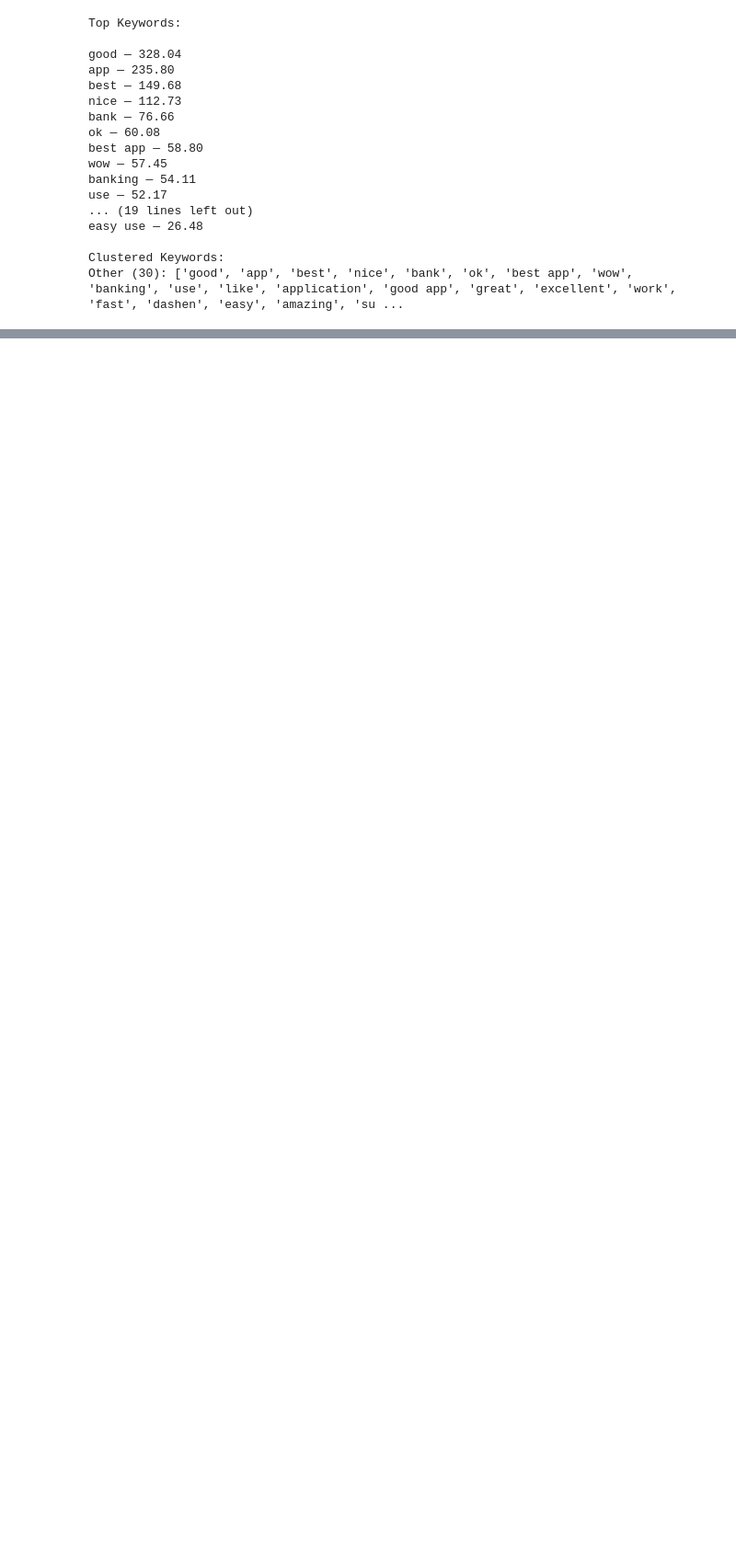
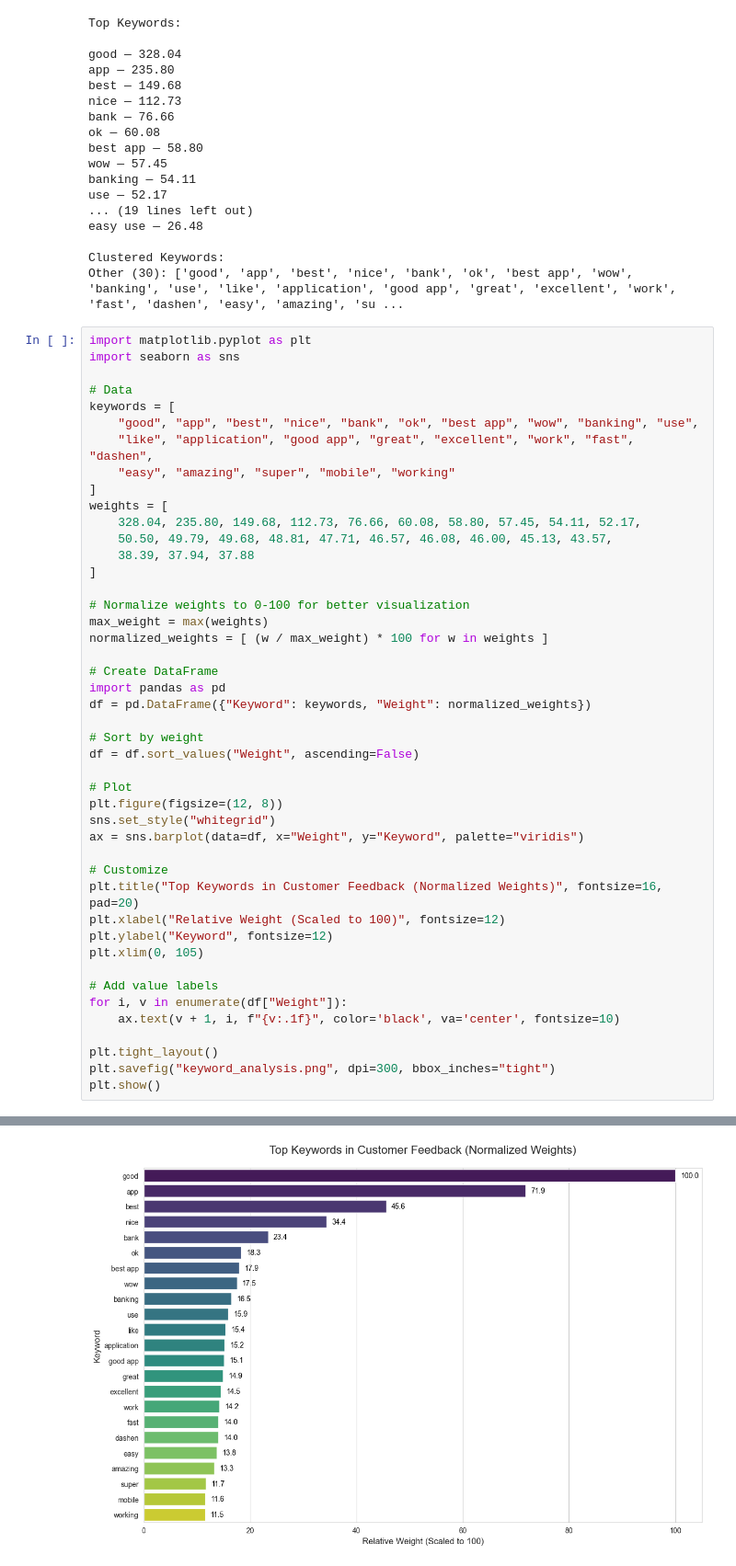
Before and after one commit to desta-getaw/Customer-Experience-Analytics-for-Fintech-Apps, a Jupyter notebook: notebooks/keywords.ipynb, the cells around one changed output, grey strips where cells are left out. Shown at 92% size. Cells and saved outputs as stored; diff of their text form; blank space fills up the shorter version.

Commit message:
Updated keyword analysis notebook and chart

```diff
--- a/notebooks/keywords.ipynb
+++ b/notebooks/keywords.ipynb
@@ -67,3 +67,49 @@ easy use — 26.48
 
 Clustered Keywords:
 Other (30): ['good', 'app', 'best', 'nice', 'bank', 'ok', 'best app', 'wow', 'banking', 'use', 'like', 'application', 'good app', 'great', 'excellent', 'work', 'fast', 'dashen', 'easy', 'amazing', 'su ...
+# %%
+import matplotlib.pyplot as plt
+import seaborn as sns
+
+# Data
+keywords = [
+    "good", "app", "best", "nice", "bank", "ok", "best app", "wow", "banking", "use",
+    "like", "application", "good app", "great", "excellent", "work", "fast", "dashen",
+    "easy", "amazing", "super", "mobile", "working"
+]
+weights = [
+    328.04, 235.80, 149.68, 112.73, 76.66, 60.08, 58.80, 57.45, 54.11, 52.17,
+    50.50, 49.79, 49.68, 48.81, 47.71, 46.57, 46.08, 46.00, 45.13, 43.57,
+    38.39, 37.94, 37.88
+]
+
+# Normalize weights to 0-100 for better visualization
+max_weight = max(weights)
+normalized_weights = [ (w / max_weight) * 100 for w in weights ]
+
+# Create DataFrame
+import pandas as pd
+df = pd.DataFrame({"Keyword": keywords, "Weight": normalized_weights})
+
+# Sort by weight
+df = df.sort_values("Weight", ascending=False)
+
+# Plot
+plt.figure(figsize=(12, 8))
+sns.set_style("whitegrid")
+ax = sns.barplot(data=df, x="Weight", y="Keyword", palette="viridis")
+
+# Customize
+plt.title("Top Keywords in Customer Feedback (Normalized Weights)", fontsize=16, pad=20)
+plt.xlabel("Relative Weight (Scaled to 100)", fontsize=12)
+plt.ylabel("Keyword", fontsize=12)
+plt.xlim(0, 105)
+
+# Add value labels
+for i, v in enumerate(df["Weight"]):
+    ax.text(v + 1, i, f"{v:.1f}", color='black', va='center', fontsize=10)
+
+plt.tight_layout()
+plt.savefig("keyword_analysis.png", dpi=300, bbox_inches="tight")
+plt.show()
+# %% [output]
@@ -70,3 +119,4 @@ Other (30): ['good', 'app', 'best', 'nice', 'bank', 'ok', 'best app', 'wow', 'ba
+[figure, added]
 # %%
 # Convert cluster dictionary to DataFrame
 cluster_data = []
```
Also changed, not shown: parts of 1 cell of this notebook, 1 other file.
